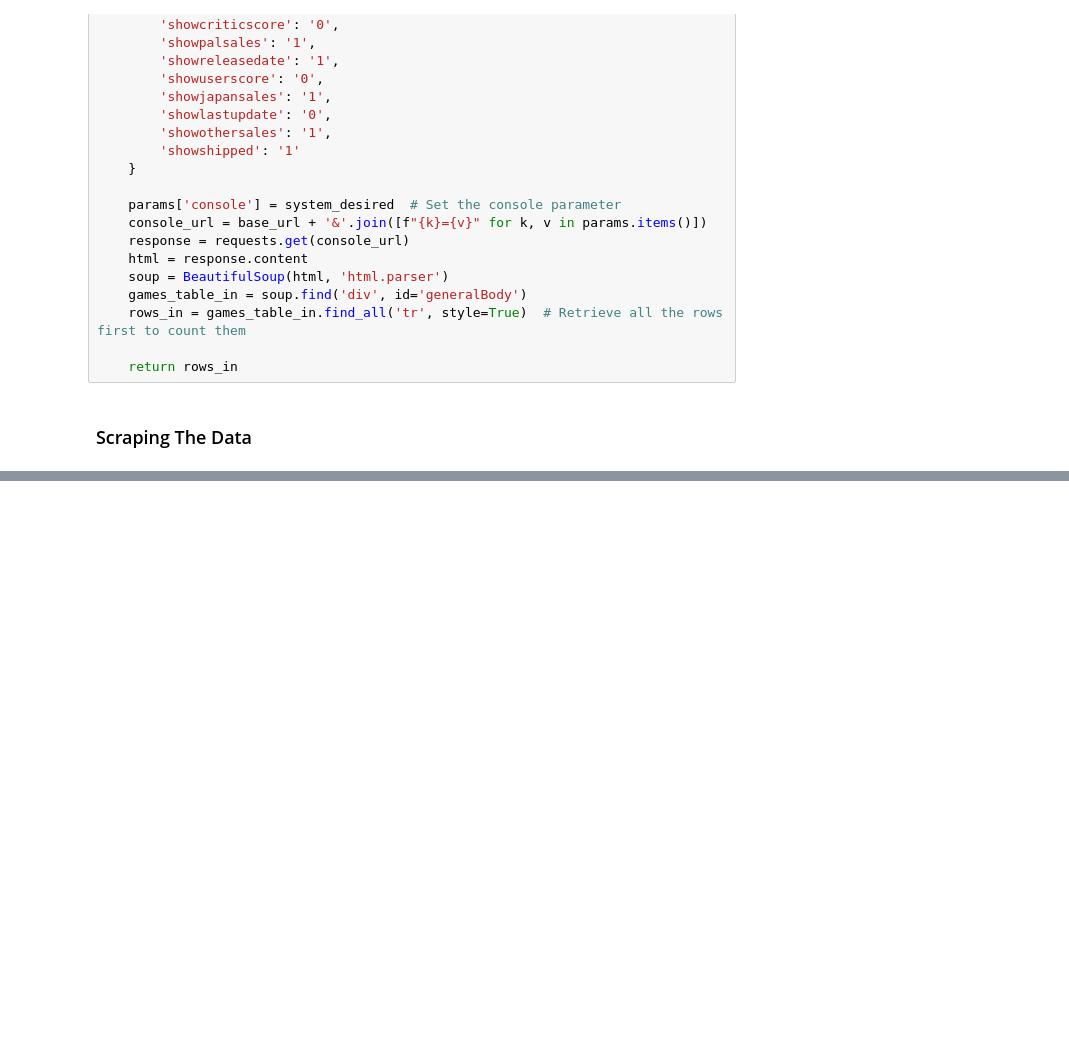
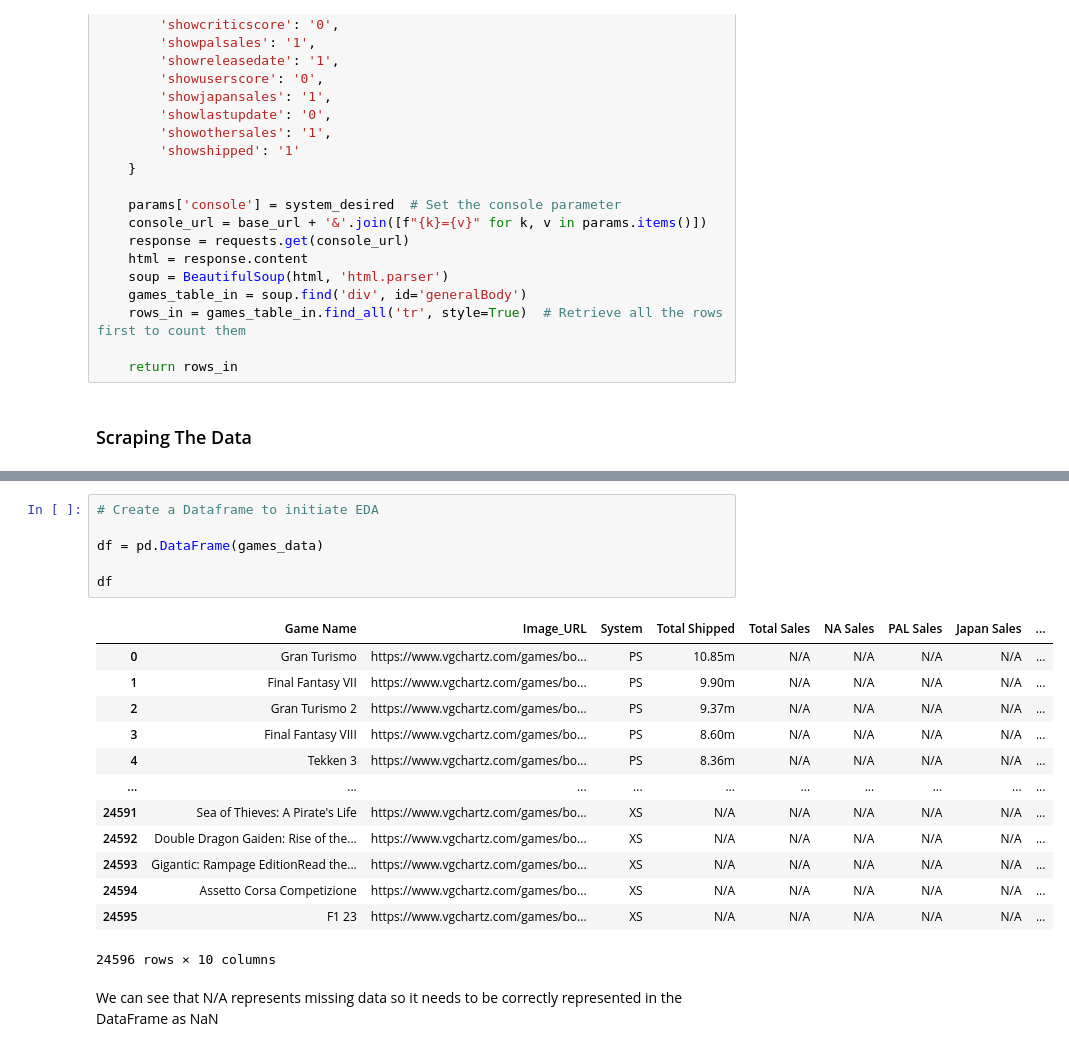
Before and after one commit to qfattah/Web-Scraping, a Jupyter notebook: VGcharts_PS_Xbox_Scrape.ipynb, the cells around one changed output, grey strips where cells are left out. Drawn from its saved outputs; the diff is of its cells as text; blank space fills up the shorter version.

```diff
--- a/VGcharts_PS_Xbox_Scrape.ipynb
+++ b/VGcharts_PS_Xbox_Scrape.ipynb
@@ -232,0 +258,22 @@ Scraping games for Playstation VR: 0row [00:00, ?row/s]  9.08s/system]
+# %%
+# Create a Dataframe to initiate EDA
+
+df = pd.DataFrame(games_data)
+
+df
+# %% [output]
+|  | Game Name | Image_URL | System | Total Shipped | Total Sales | NA Sales | PAL Sales | Japan Sales | ... |
+| 0 | Gran Turismo | https://www.vgchartz.com/games/bo... | PS | 10.85m | N/A | N/A | N/A | N/A | ... |
+| 1 | Final Fantasy VII | https://www.vgchartz.com/games/bo... | PS | 9.90m | N/A | N/A | N/A | N/A | ... |
+| 2 | Gran Turismo 2 | https://www.vgchartz.com/games/bo... | PS | 9.37m | N/A | N/A | N/A | N/A | ... |
+| 3 | Final Fantasy VIII | https://www.vgchartz.com/games/bo... | PS | 8.60m | N/A | N/A | N/A | N/A | ... |
+| 4 | Tekken 3 | https://www.vgchartz.com/games/bo... | PS | 8.36m | N/A | N/A | N/A | N/A | ... |
+| ... | ... | ... | ... | ... | ... | ... | ... | ... | ... |
+| 24591 | Sea of Thieves: A Pirate's Life | https://www.vgchartz.com/games/bo... | XS | N/A | N/A | N/A | N/A | N/A | ... |
+| 24592 | Double Dragon Gaiden: Rise of the... | https://www.vgchartz.com/games/bo... | XS | N/A | N/A | N/A | N/A | N/A | ... |
+| 24593 | Gigantic: Rampage EditionRead the... | https://www.vgchartz.com/games/bo... | XS | N/A | N/A | N/A | N/A | N/A | ... |
+| 24594 | Assetto Corsa Competizione | https://www.vgchartz.com/games/bo... | XS | N/A | N/A | N/A | N/A | N/A | ... |
+| 24595 | F1 23 | https://www.vgchartz.com/games/bo... | XS | N/A | N/A | N/A | N/A | N/A | ... |
+24596 rows × 10 columns
+# %% [markdown]
+We can see that N/A represents missing data so it needs to be correctly represented in the DataFrame as NaN
```
Also changed, not shown: parts of 8 cells of this notebook.
